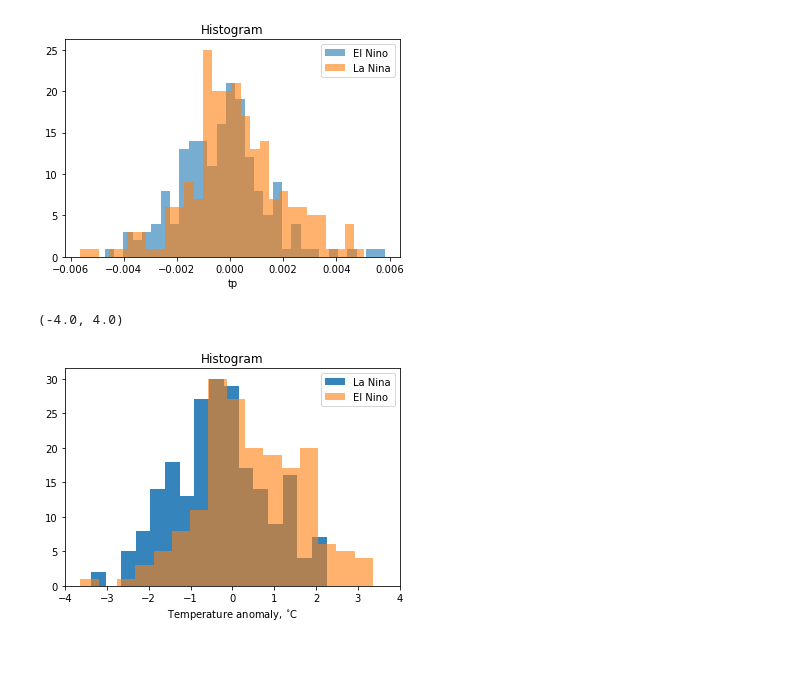
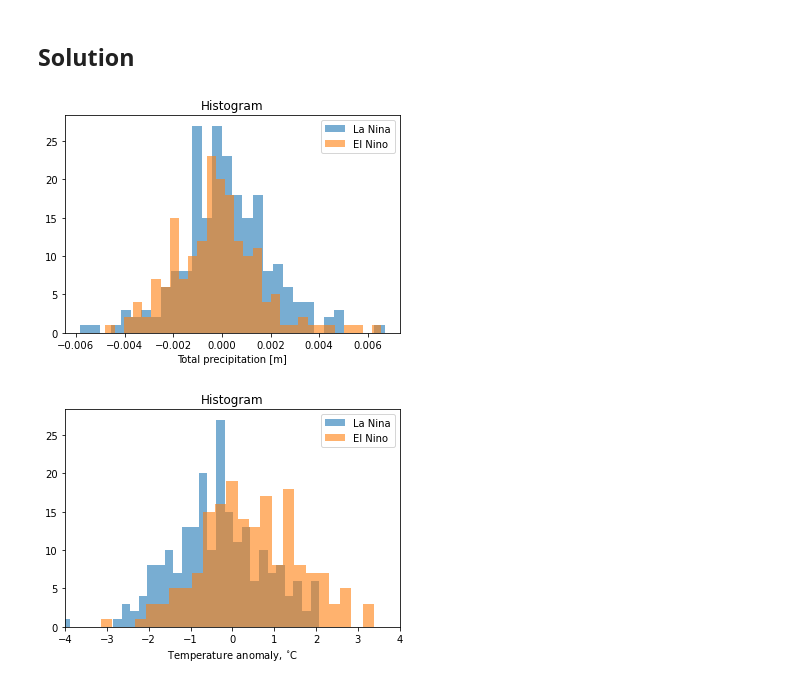
Before and after one commit to gmanuch/DataScienceOceanography, a Jupyter notebook: Tutorials/PO/ENSO.ipynb, the cells around one changed output. Saved outputs shown, nothing was run; the diff lists cells and outputs as text; code cells hidden in the pictures; blank space fills up the shorter version.

```diff
--- a/Tutorials/PO/ENSO.ipynb
+++ b/Tutorials/PO/ENSO.ipynb
@@ -46,14 +220,14 @@ sst_a = sst.groupby("time.month")-sst_clim;      # xarray can figure out the bro
 # %%
-NINO3_INCORRECT = sst_a.sel(latitude=slice(5,-5), longitude=slice(-170+360,-120+360)).mean(dim=['latitude','longitude']) # this is taking mean of pixel values, not area averages.
-SSTa_global_mean_INCORRECT = sst_a.mean(dim=['latitude','longitude']);# this is NOT area-averaged, just pixel averaged
-SST_global_mean_INCORRECT = sst.mean(dim=['latitude','longitude']); # this is NOT area-weighted mean
+NINO34 = sst_a.sel(latitude=slice(5,-5),
+                  longitude=slice(190,240)).weighted(weights).mean(dim=['latitude','longitude'])
 
-#For the global mean temperature the pixel average is significantly different from area averages!
+ONI= NINO34.rolling(time=3,center=True).mean(); #rolling mean over 3 months
 
-weights = np.cos(np.deg2rad(era.latitude)); weights.name = "weights"; # area of the cell scales as dlat*dlon*cos(lat) and we can use it to compute weighted averages; note, dlat=dlon for this dataset.
-
-NINO3 = sst_a.sel(latitude=slice(5,-5), longitude=slice(-170+360,-120+360)).weighted(weights).mean(dim=['latitude','longitude']) # this is taking mean of pixel values, not area averages.
-
-SSTa_global_mean= sst_a.weighted(weights).mean(dim=['latitude','longitude']); # this IS area-weighted mean
-
-SST_global_mean = sst.weighted(weights).mean(dim=['latitude','longitude']); # this IS area-weighted mean
+plt.figure(figsize=(10,3))
+ax=plt.gca()
+plt.plot(ONI.time, ONI,'k')
+ax.fill_between(ONI.time.data, 0.5, ONI, ONI> 0.5, color='red', alpha=.75)
+ax.fill_between(ONI.time.data, -0.5, ONI, ONI< -0.5, color='blue',  alpha=.75)
+plt.ylim((-4,4));
+plt.grid(visible=True)
+plt.ylabel('Oceanic Niño Index [$^\circ C$]');
@@ -195,33 +299,22 @@ plt.legend(('PCA','NINO3'))
+# %% [markdown]
+## Solution
 # %%
-#Homework: figure out what happens in Seattle during ENSO events. Is it raining more or less? how about temperature?
-#Solution below:
-
-Lat_Seattle=47.6062; Lon_Seattle=360-122.3321;
-
-prec_Seattle=era['tp'].sel(latitude=Lat_Seattle, longitude=Lon_Seattle,  method="nearest");
-
-prec_Seattle_clim=prec_Seattle.groupby("time.month").mean('time'); # creating monthly mean climatology for sst
-prec_Seattle_a = prec_Seattle.groupby("time.month")-prec_Seattle_clim;
+era_Seattle_clim=era_Seattle.groupby("time.month").mean('time');    # creating monthly mean climatology for seattle location
+era_Seattle_a =  era_Seattle.groupby("time.month")-era_Seattle_clim; # calculating anomalies
 # %%
-prec_Seattle_a[NINO3>0.5].plot.hist(bins=30,alpha=0.6)
-prec_Seattle_a[NINO3<-0.5].plot.hist(bins=30,alpha=0.6)
-plt.legend(('El Nino','La Nina'));
+era_Seattle_a['tp'][ONI<-0.5].plot.hist(bins=30,alpha=0.6)
+era_Seattle_a['tp'][ONI>0.5].plot.hist(bins=30,alpha=0.6)
+plt.legend(('La Nina','El Nino'));
+plt.xlabel('Total precipitation [m]');
 # looks like it precipitates a bit more during La Nina events, but not dramatically more.
 # %% [output]
-[figure, old version]
+[figure, new version]
 # %%
-airtemp_Seattle=era['t2m'].sel(latitude=Lat_Seattle, longitude=Lon_Seattle,  method="nearest");
-
-airtemp_Seattle_clim=airtemp_Seattle.groupby("time.month").mean('time'); # creating monthly mean climatology for sst
-airtemp_Seattle_a = airtemp_Seattle.groupby("time.month")-airtemp_Seattle_clim;
-
-
-airtemp_Seattle_a[NINO3<-0.5].plot.hist(bins=20,alpha=0.9)
-airtemp_Seattle_a[NINO3>0.5].plot.hist(bins=20,alpha=0.6)
+era_Seattle_a['t2m'][ONI<-0.5].plot.hist(bins=30,alpha=0.6)
+era_Seattle_a['t2m'][ONI>0.5].plot.hist(bins=30,alpha=0.6)
 plt.legend(('La Nina','El Nino'));
 plt.xlabel('Temperature anomaly, $^{\circ}$C');
-plt.xlim((-4,4))
+plt.xlim((-4,4));
 # How much hotter it is during strong El Nino and La Nina in Seattle?
 # %% [output]
-(-4.0, 4.0)
-[figure, old version]
+[figure, new version]
```
Also changed, not shown: parts of 42 cells of this notebook.
